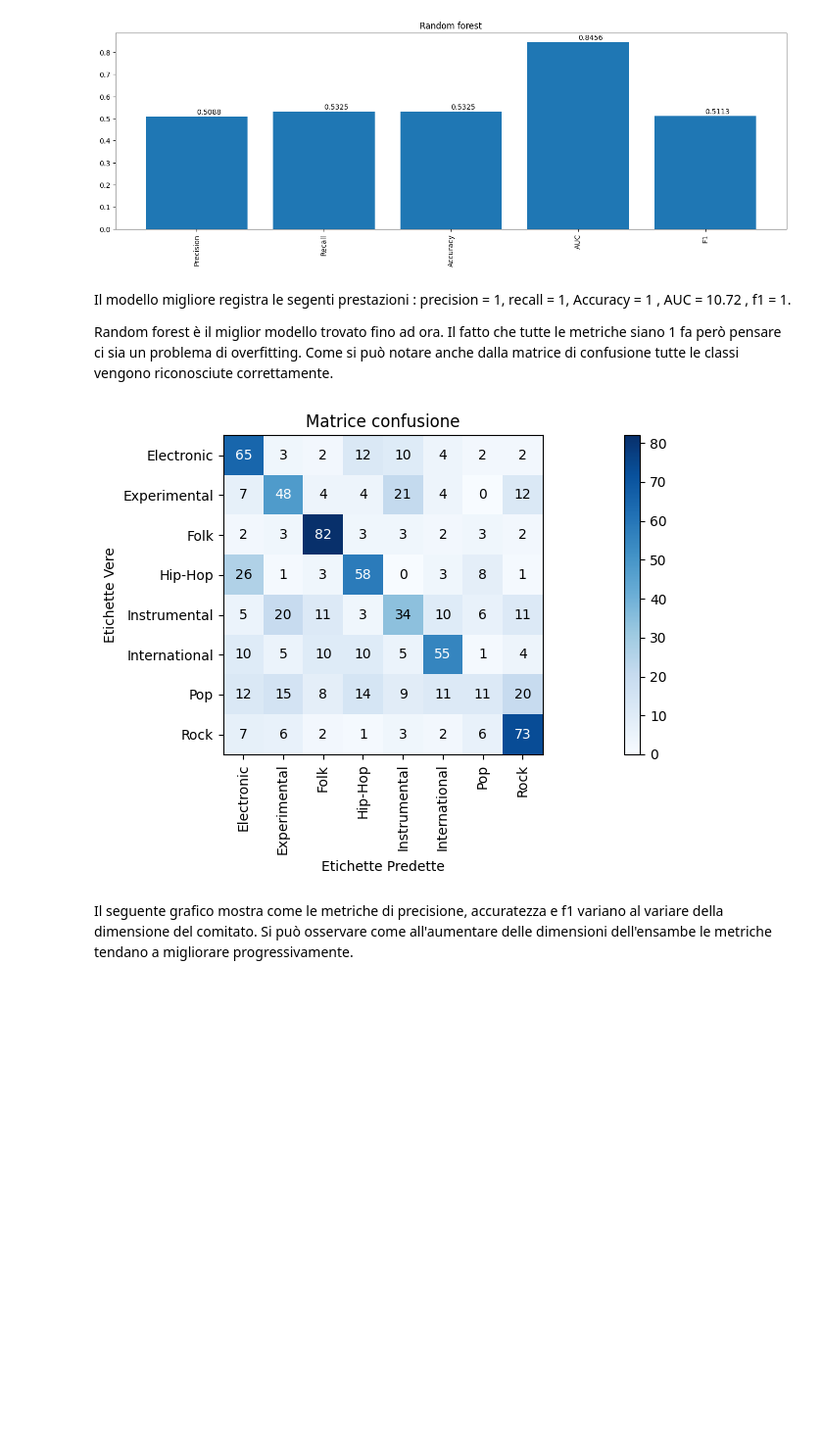
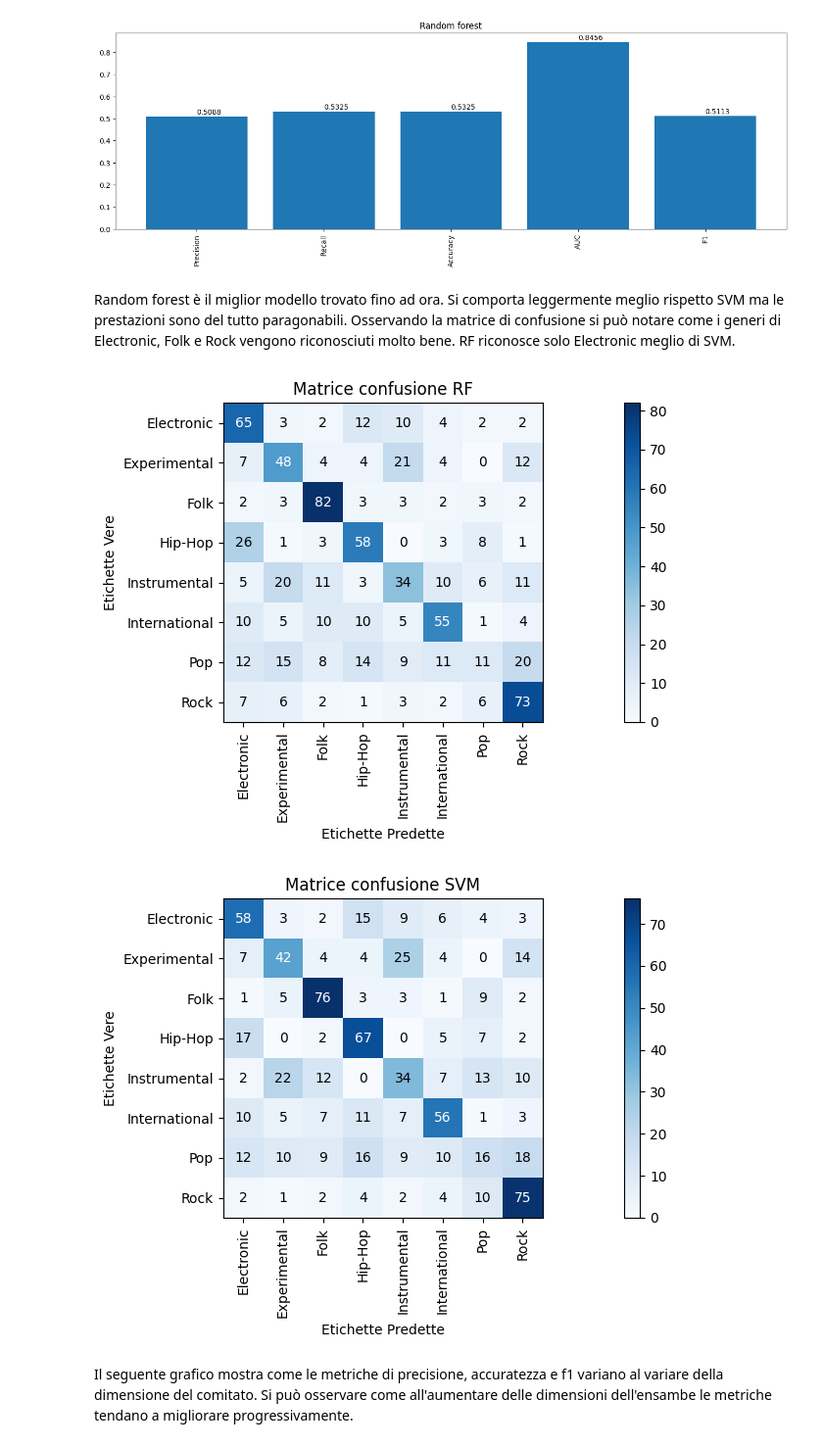
Before and after one commit to lucaFiscariello/ProgettoMachineLearning, a Jupyter notebook: Completo.ipynb, the cells around one changed output. Shown at 98% size. Cells and saved outputs as stored; diff of their text form; code cells hidden in the pictures; blank space fills up the shorter version.

```diff
--- a/Completo.ipynb
+++ b/Completo.ipynb
@@ -687,9 +677,9 @@ for criteria in all_criteria:
     to_plot = []
     label_to_plot = []
     best_acc=0
-    for i in [20]:
+    for i in range(1,60,3):
         for j in range(1,60,3):
-            for k in [20]:
+            for k in range(1,60,3):
                 clf = RandomForestClassifier(max_depth=i, n_estimators=j, max_features=k,criterion=criteria)
 
                 # Addestramento del classificatore
@@ -741,14 +731,14 @@ plt.xticks(rotation=90)
 plt.show()
 # %% [output]
 [figure]
-# %% [markdown]
-Il modello migliore registra le segenti prestazioni : precision = 1, recall = 1, Accuracy = 1 , AUC = 10.72 , f1 = 1.
-
-Random forest è il miglior modello trovato fino ad ora. Il fatto che tutte le metriche siano 1 fa però pensare ci sia un problema di overfitting. Come si può notare anche dalla matrice di confusione tutte le classi vengono riconosciute correttamente.
+# %% [markdown]
+Random forest è il miglior modello trovato fino ad ora. Si comporta leggermente meglio rispetto SVM ma le prestazioni sono del tutto paragonabili. Osservando la matrice di confusione si può notare come i generi di Electronic, Folk e Rock vengono riconosciuti molto bene. RF riconosce solo Electronic meglio di SVM.
 # %%
-plot_matrix_confusion(clf_best_RF,X_val,y_val,"Matrice confusione")
+plot_matrix_confusion(clf_best_RF,X_val,y_val,"Matrice confusione RF")
+plot_matrix_confusion(clf_best_SVM,X_val,y_val,"Matrice confusione SVM")
 # %% [output]
-[figure, old version]
+[figure, new version]
+[figure, added]
 # %% [markdown]
 Il seguente grafico mostra come le metriche di precisione, accuratezza e f1 variano al variare della dimensione del comitato. Si può osservare come all'aumentare delle dimensioni dell'ensambe le metriche tendano a migliorare progressivamente.
 # %%
```
Also changed, not shown: parts of 17 cells of this notebook.
